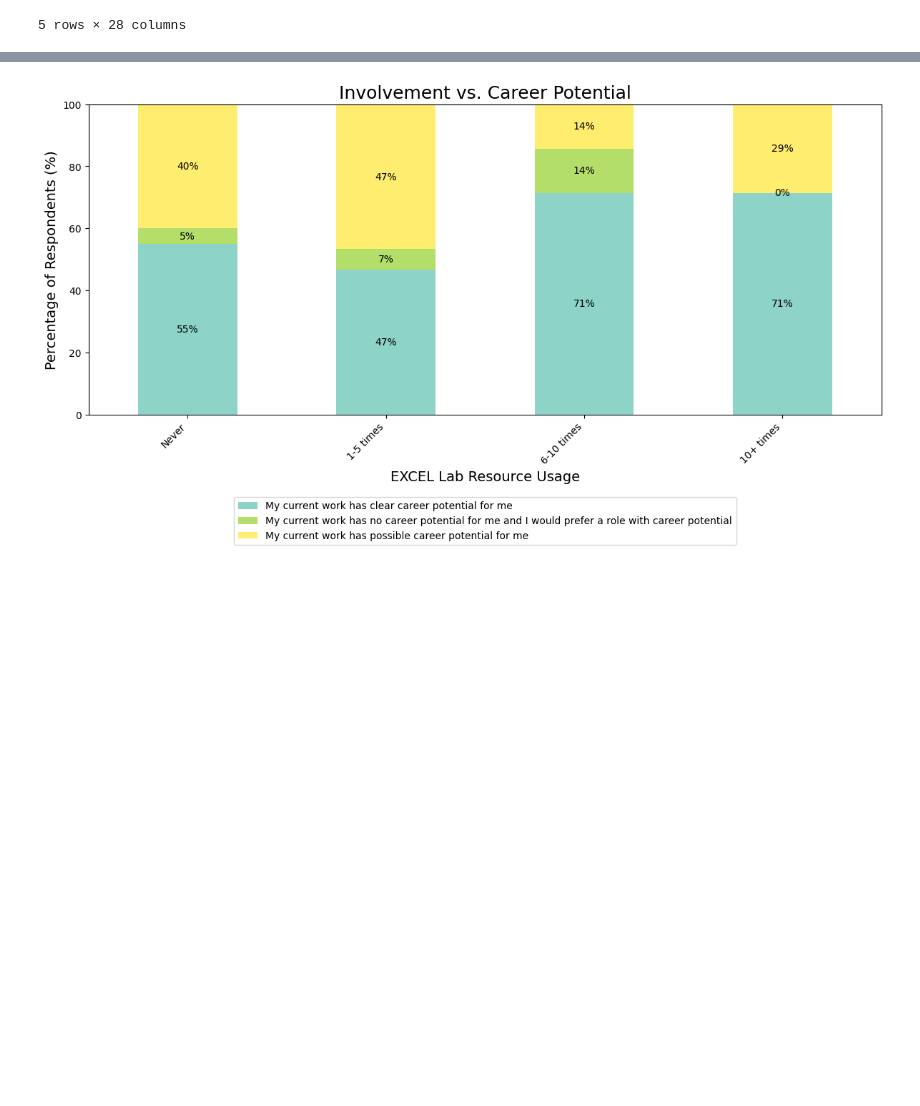
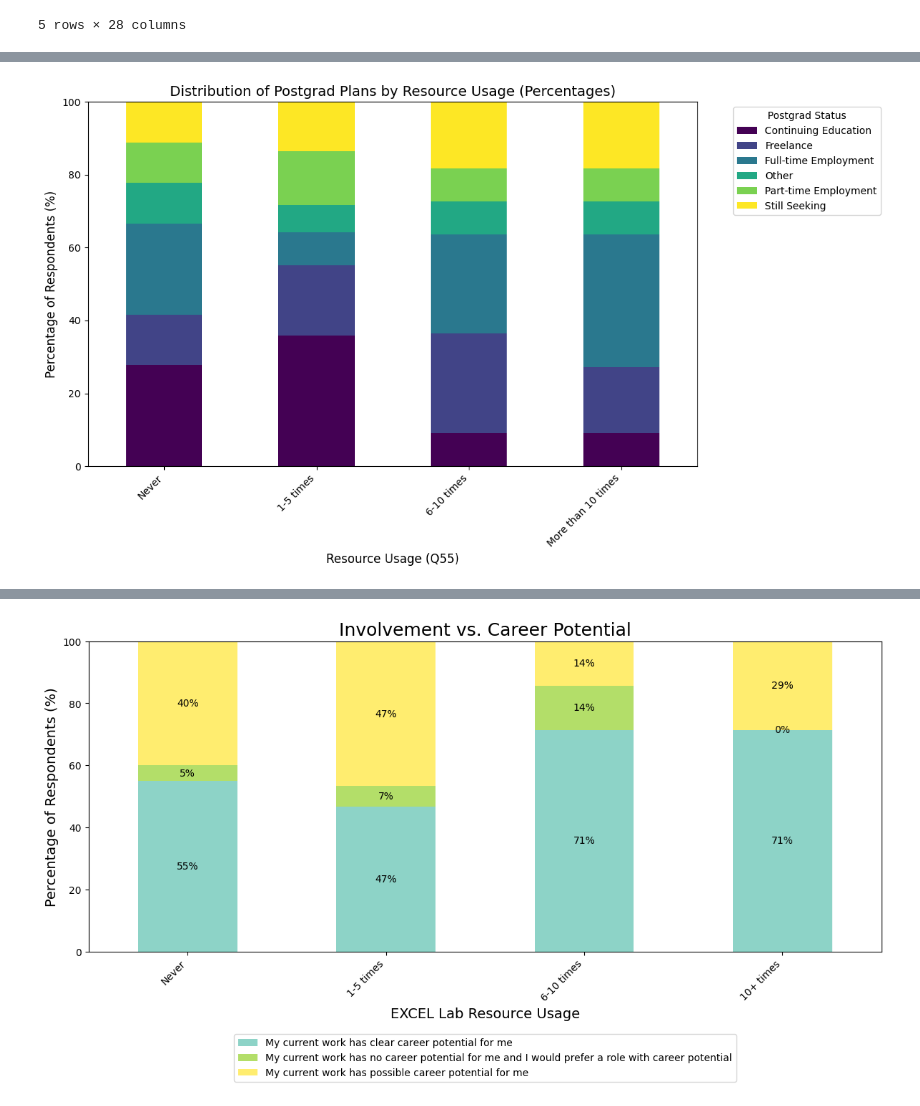
Before and after one commit to Ethan-R-Peterson/smtd-engagement-analysis, a Jupyter notebook: qualtrics_analysis.ipynb, the cells around one changed output, grey strips where cells are left out. Drawn from its saved outputs; the diff is of its cells as text; code cells hidden in the pictures; blank space fills up the shorter version.

```diff
--- a/qualtrics_analysis.ipynb
+++ b/qualtrics_analysis.ipynb
@@ -71,9 +38,0 @@ df['Postgrad_Plans_Cleaned'] = df['Q12'].apply(clean_plans)
-# %%
-# Create a mapping to shorten the labels
-q55_map = {
-    'I used EXCEL Lab Resources (career programming, workshops, one-on-one meetings, funding, etc.):': 'Used Resources',
-    'More than 10 times': '>10 times'
-}
-
-# Apply the map (if the text matches exactly)
-df['Q55_Cleaned'] = df['Q55'].replace(q55_map)
@@ -101,20 +39,85 @@ plt.show()
 # %%
+import pandas as pd
+import matplotlib.pyplot as plt
+
 # 1. Filter out the instruction text row
-# We use != to keep everything EXCEPT that specific long sentence
-df_filtered = df[df['Q55'] != 'I used EXCEL Lab Resources (career programming, workshops, one-on-one meetings, funding, etc.):'].copy()
+df_filtered = df[
+    df['Q55'] != 'I used EXCEL Lab Resources (career programming, workshops, one-on-one meetings, funding, etc.):'
+].copy()
 
-# 2. Re-apply the cleaning function for Q12 (Postgrad Plans)
+# 2. Clean Q12 (Postgrad Plans)
 def clean_plans(plan):
     plan = str(plan).lower()
-    if 'accepted full-time job' in plan: return 'Full-time Employment'
-    if 'accepted part-time job' in plan: return 'Part-time Employment'
-    if 'continuing education' in plan: return 'Continuing Education'
-    if 'self-employment' in plan or 'freelance' in plan: return 'Freelance'
-    if 'still seeking' in plan: return 'Still Seeking'
-    return 'Other'
+
+    if 'accepted full-time job' in plan:
+        return 'Full-time Employment'
+    elif 'accepted part-time job' in plan:
+        return 'Part-time Employment'
+    elif 'continuing education' in plan:
+        return 'Continuing Education'
+    elif 'self-employment' in plan or 'freelance' in plan:
+        return 'Freelance'
+    elif 'still seeking' in plan:
+        return 'Still Seeking'
+    else:
+        return 'Other'
 
 df_filtered['Postgrad_Plans_Cleaned'] = df_filtered['Q12'].apply(clean_plans)
 
-# 3. Create a Percentage Crosstab (This makes the bars the same height)
-# normalize='index' calculates the percentage for each row (each category of Q55)
-comparison_pct = pd.crosstab(df_filtered['Q55'], df_filtered['Postgrad_Plans_Cleaned'], normalize='index') * 100
+# 3. Create percentage crosstab
+comparison_pct = pd.crosstab(
+    df_filtered['Q55'],
+    df_filtered['Postgrad_Plans_Cleaned'],
+    normalize='index'
+) * 100
+
+# 4. Force correct order INCLUDING the real final category
+order = [
+    'Never',
+    '1-5 times',
+    '6-10 times',
+    'More than 10 times'
+]
+
+comparison_pct = comparison_pct.reindex(order)
+
+# 5. Plot stacked percentage bar chart
+ax = comparison_pct.plot(
+    kind='bar',
+    stacked=True,
+    figsize=(12, 7),
+    colormap='viridis'
+)
+
+plt.title(
+    'Distribution of Postgrad Plans by Resource Usage (Percentages)',
+    fontsize=14
+)
+
+plt.xlabel(
+    'Resource Usage (Q55)',
+    fontsize=12
+)
+
+plt.ylabel(
+    'Percentage of Respondents (%)',
+    fontsize=12
+)
+
+# Keep y-axis fixed at 0–100%
+plt.ylim(0, 100)
+
+# Legend placement
+plt.legend(
+    title='Postgrad Status',
+    bbox_to_anchor=(1.05, 1),
+    loc='upper left'
+)
+
+# Improve x-axis label readability
+plt.xticks(rotation=45, ha='right')
+
+plt.tight_layout()
+plt.show()
+# %% [output]
+[figure, added]
```
Also changed, not shown: parts of 4 cells of this notebook, 5 other files.
